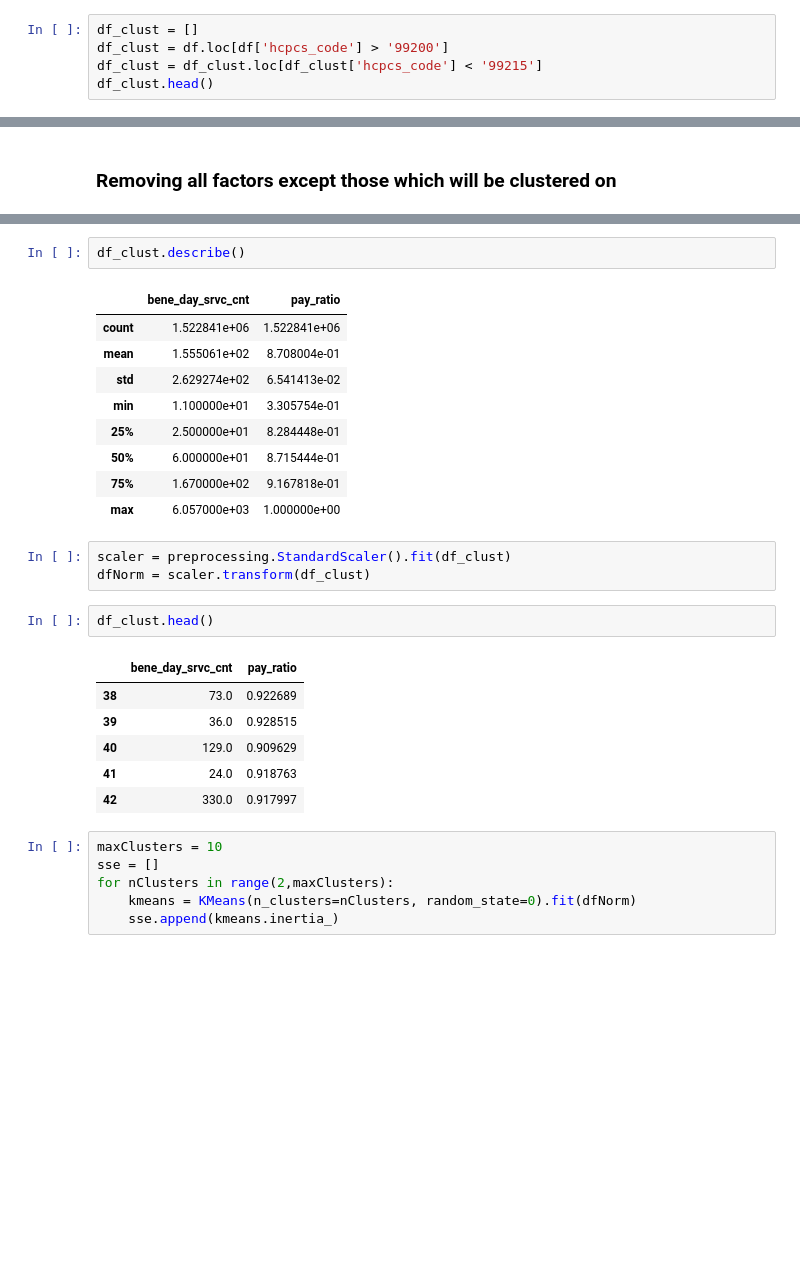
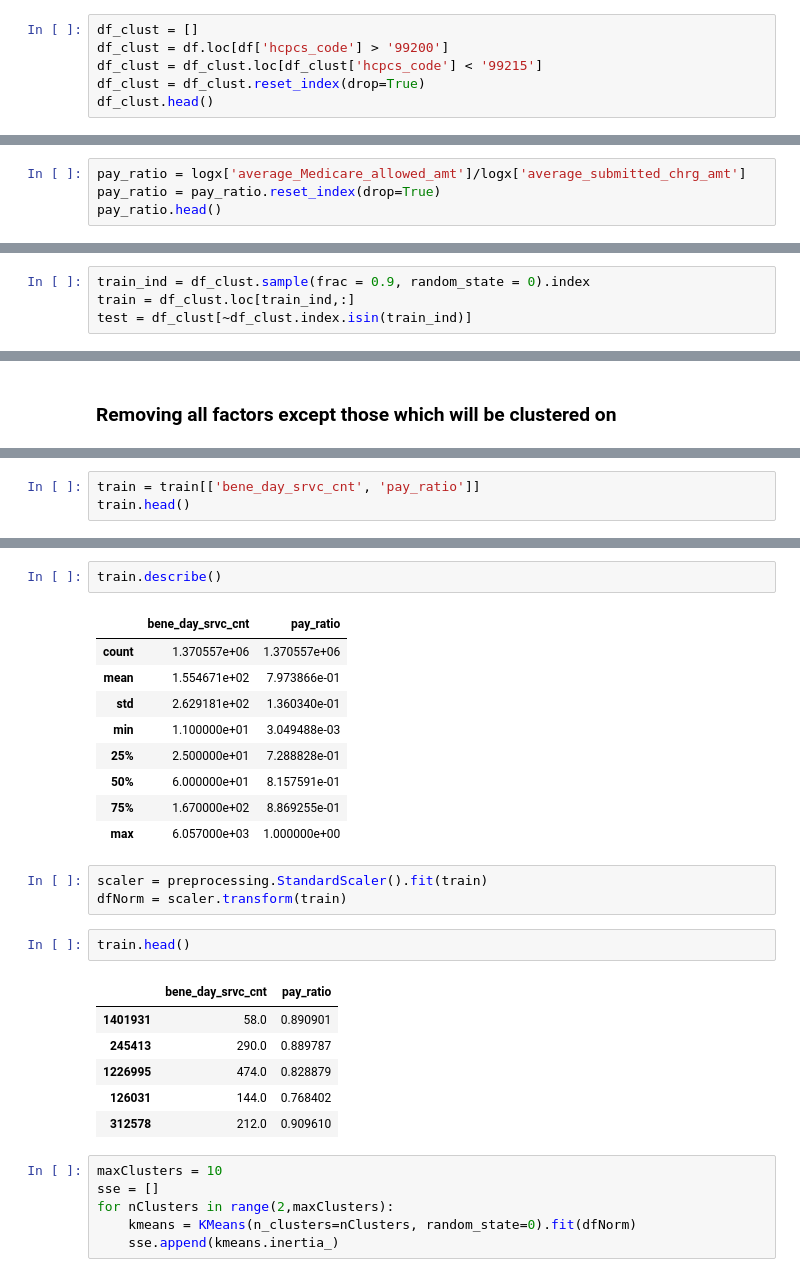
Before and after one commit to cmarshall1999/308Project1, a Jupyter notebook: Project1-EDA.ipynb, the cells around one changed output, grey strips where cells are left out. Saved outputs shown, nothing was run; the diff lists cells and outputs as text; blank space fills up the shorter version.

```diff
--- a/Project1-EDA.ipynb
+++ b/Project1-EDA.ipynb
@@ -360,6 +360,7 @@ Group by hcpcs codes 999201 - 99215, which are associated with new and returning
 df_clust = []
 df_clust = df.loc[df['hcpcs_code'] > '99200']
 df_clust = df_clust.loc[df_clust['hcpcs_code'] < '99215']
+df_clust = df_clust.reset_index(drop=True)
 df_clust.head()
 # %% [output]
 |  | npi | nppes_provider_last_org_name | nppes_provider_first_name | nppes_provider_mi | nppes_credentials | ... |
@@ -371 +372,5 @@ df_clust.head()
 5 rows × 36 columns
+# %%
+pay_ratio = logx['average_Medicare_allowed_amt']/logx['average_submitted_chrg_amt']
+pay_ratio = pay_ratio.reset_index(drop=True)
+pay_ratio.head()
@@ -372 +395,5 @@ df_clust.head()
+# %%
+train_ind = df_clust.sample(frac = 0.9, random_state = 0).index
+train = df_clust.loc[train_ind,:]
+test = df_clust[~df_clust.index.isin(train_ind)]
 # %%
@@ -430,0 +445,3 @@ df_clust.head()
+# %%
+train = train[['bene_day_srvc_cnt', 'pay_ratio']]
+train.head()
@@ -431,27 +455,27 @@ df_clust.head()
 # %%
-df_clust.describe()
+train.describe()
 # %% [output]
 |  | bene_day_srvc_cnt | pay_ratio |
-| count | 1.522841e+06 | 1.522841e+06 |
-| mean | 1.555061e+02 | 8.708004e-01 |
-| std | 2.629274e+02 | 6.541413e-02 |
-| min | 1.100000e+01 | 3.305754e-01 |
-| 25% | 2.500000e+01 | 8.284448e-01 |
-| 50% | 6.000000e+01 | 8.715444e-01 |
-| 75% | 1.670000e+02 | 9.167818e-01 |
+| count | 1.370557e+06 | 1.370557e+06 |
+| mean | 1.554671e+02 | 7.973866e-01 |
+| std | 2.629181e+02 | 1.360340e-01 |
+| min | 1.100000e+01 | 3.049488e-03 |
+| 25% | 2.500000e+01 | 7.288828e-01 |
+| 50% | 6.000000e+01 | 8.157591e-01 |
+| 75% | 1.670000e+02 | 8.869255e-01 |
 | max | 6.057000e+03 | 1.000000e+00 |
 # %%
-scaler = preprocessing.StandardScaler().fit(df_clust)
-dfNorm = scaler.transform(df_clust)
+scaler = preprocessing.StandardScaler().fit(train)
+dfNorm = scaler.transform(train)
 # %%
-df_clust.head()
+train.head()
 # %% [output]
 |  | bene_day_srvc_cnt | pay_ratio |
-| 38 | 73.0 | 0.922689 |
-| 39 | 36.0 | 0.928515 |
-| 40 | 129.0 | 0.909629 |
-| 41 | 24.0 | 0.918763 |
-| 42 | 330.0 | 0.917997 |
+| 1401931 | 58.0 | 0.890901 |
+| 245413 | 290.0 | 0.889787 |
+| 1226995 | 474.0 | 0.828879 |
+| 126031 | 144.0 | 0.768402 |
+| 312578 | 212.0 | 0.909610 |
 # %%
 maxClusters = 10
 sse = []
```
Also changed, not shown: parts of 44 cells of this notebook.
